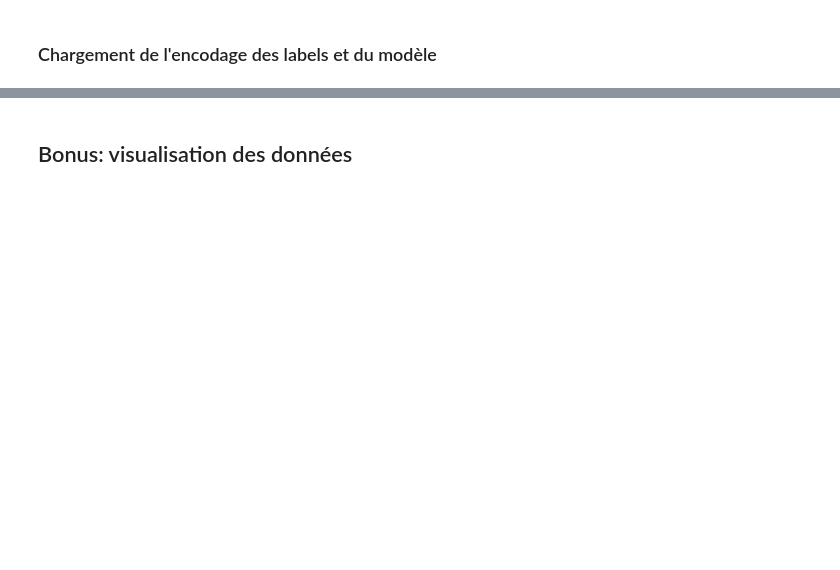
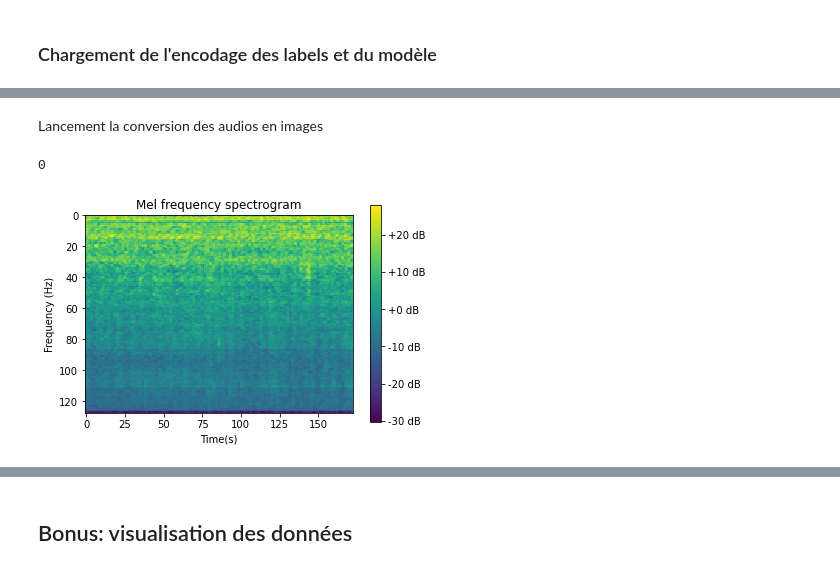
Before and after one commit to MBridenne/Projet-FIBEE, a Jupyter notebook: Audio/FIBEE_Traitement_Audio.ipynb, the cells around one changed output, grey strips where cells are left out. Drawn from its saved outputs; the diff is of its cells as text; code cells hidden in the pictures; blank space fills up the shorter version.

```diff
--- a/Audio/FIBEE_Traitement_Audio.ipynb
+++ b/Audio/FIBEE_Traitement_Audio.ipynb
@@ -604,0 +702,36 @@ ValueError: cannot reshape array of size 6920 into shape (1,40,1)
+# %%
+#Création de la base de données d'images : supression de l'extension .wav et ajout de l'extension .jpg
+
+def rename_file(img_name):
+    img_name = img_name.split("/")[2]
+    img_name = img_name[:-4]
+    img_name += ".jpg"
+    return img_name
+# %%
+import gc
+
+def save_image_from_sound(img_path):
+    filename = rename_file(img_path)
+    x = read_as_melspectrogram(img_path, debug_display=True)
+
+    plt.imshow(x, interpolation='nearest')
+    plt.xlabel('Time(s)')
+    plt.ylabel('Frequency (Hz)')
+    plt.colorbar(format="%+2.f dB")
+    plt.title('Mel frequency spectrogram')
+    plt.savefig('C:/Users/Max/Documents/CS/Travail/FIBEE/FIBEE Code/TestDataset/bee/' + filename) #changer l'addresse pour celle de la base de données d'images
+    plt.show()
+
+    plt.close()
+    del x
+    gc.collect()
+# %% [markdown]
+Lancement la conversion des audios en images
+# %%
+for i, fn in enumerate(os.listdir('C:/Users/Max/Documents/CS/Travail/FIBEE/FIBEE Code/TestDataset/bee/')):
+    print(i)
+    path = 'C:/Users/Max/Documents/CS/Travail/FIBEE/FIBEE Code/TestDataset/bee/' + fn
+    save_image_from_sound(path)
+# %% [output]
+0
+[figure, added]
```
Also changed, not shown: parts of 23 cells of this notebook.
